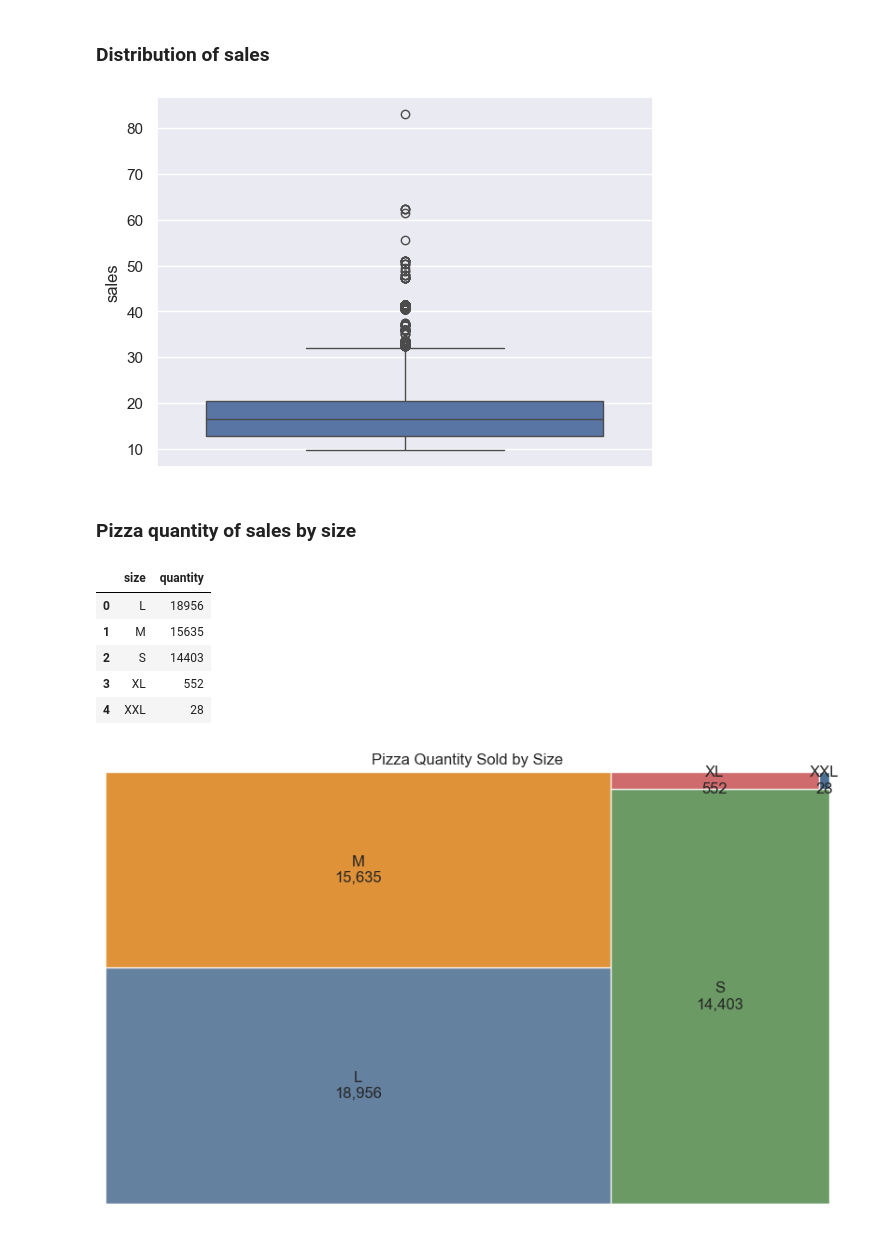
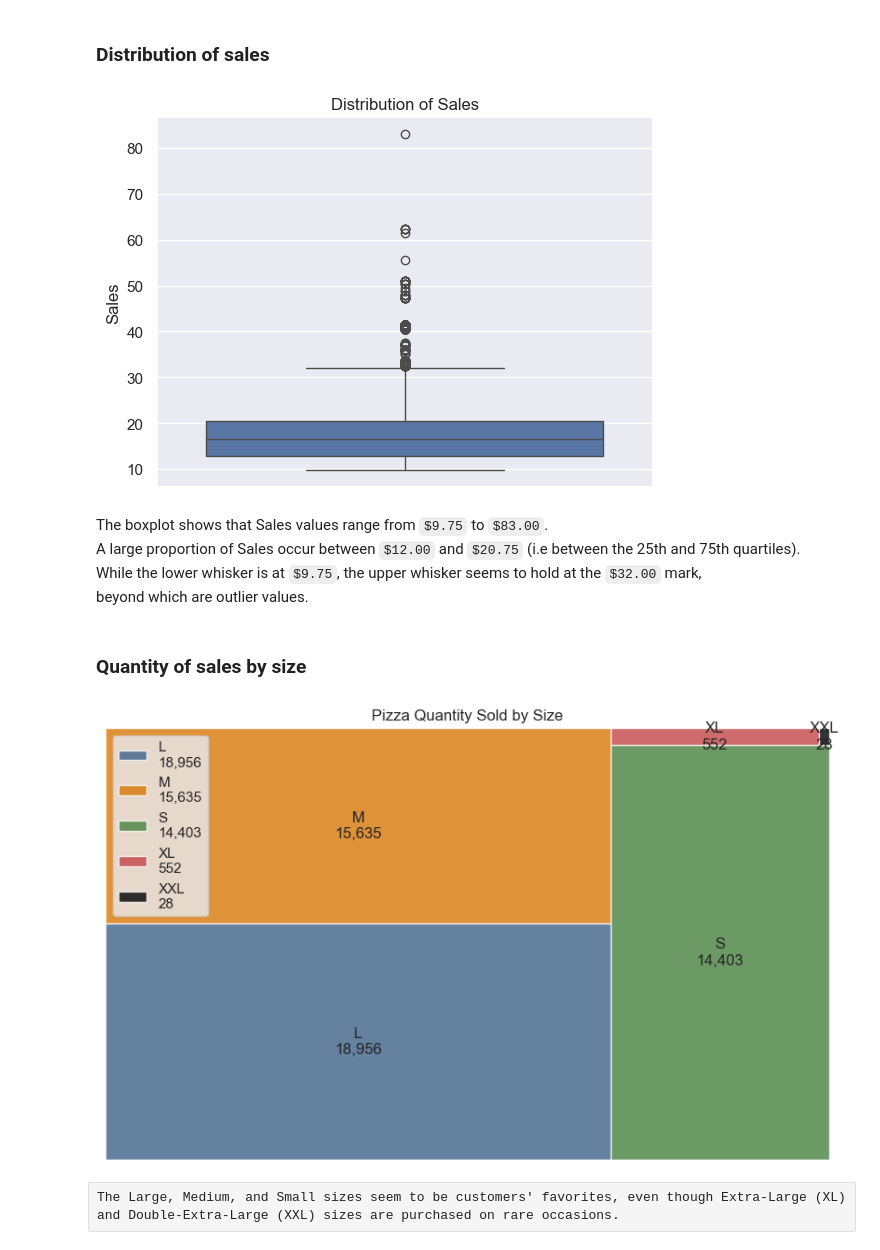
Before and after one commit to pg82647/Pizza-Place-Sales, a Jupyter notebook: notebook/pizza_place_sales_analysis.ipynb, the cells around one changed output. Saved outputs shown, nothing was run; the diff lists cells and outputs as text; code cells hidden in the pictures.

```diff
--- a/notebook/pizza_place_sales_analysis.ipynb
+++ b/notebook/pizza_place_sales_analysis.ipynb
@@ -505,22 +498,23 @@ plt.show()
 # %% [markdown]
 ### Distribution of sales
 # %%
-sns.boxplot(df["sales"]);
+# Create boxplot of sales
+sns.boxplot(df["sales"])
+plt.title("Distribution of Sales")
+plt.ylabel("Sales")
+plt.show();
 # %% [output]
-[figure, old version]
+[figure, new version]
+# %% [markdown]
+The boxplot shows that Sales values range from `$9.75` to `$83.00`.
+A large proportion of Sales occur between `$12.00` and `$20.75` (i.e between the 25th and 75th quartiles).
+While the lower whisker is at `$9.75`, the upper whisker seems to hold at the `$32.00` mark,
+beyond which are outlier values.
 # %% [markdown]
-### Pizza quantity of sales by size
+### Quantity of sales by size
 # %%
 # Compute quantity sold by size
 size = df.groupby("size").agg(quantity=("quantity", "sum")).reset_index()
-size
-# %% [output]
-|  | size | quantity |
-| 0 | L | 18956 |
-| 1 | M | 15635 |
-| 2 | S | 14403 |
-| 3 | XL | 552 |
-| 4 | XXL | 28 |
 # %%
 # Treemap of quantity of sales by size
 
@@ -531,7 +525,7 @@ labels = [
 ]
 
 # Set treemap colors
-colors = ["#3E6288", "#D97706", "#46813F",  "#C44548",  "#1F4E79"]
+colors = ["#3E6288", "#D97706", "#46813F",  "#C44548",  "#000000"]
 
 # Create Treemap using squarify
 plt.figure(figsize=(10, 6))
@@ -545,6 +539,10 @@ sq.plot(
 )
 plt.title("Pizza Quantity Sold by Size")
 plt.axis("off")
+plt.legend()
 plt.show()
 # %% [output]
-[figure, old version]
+[figure, new version]
+# %% [raw]
+The Large, Medium, and Small sizes seem to be customers' favorites, even though Extra-Large (XL)
+and Double-Extra-Large (XXL) sizes are purchased on rare occasions.
```
Also changed, not shown: parts of 4 cells of this notebook.
